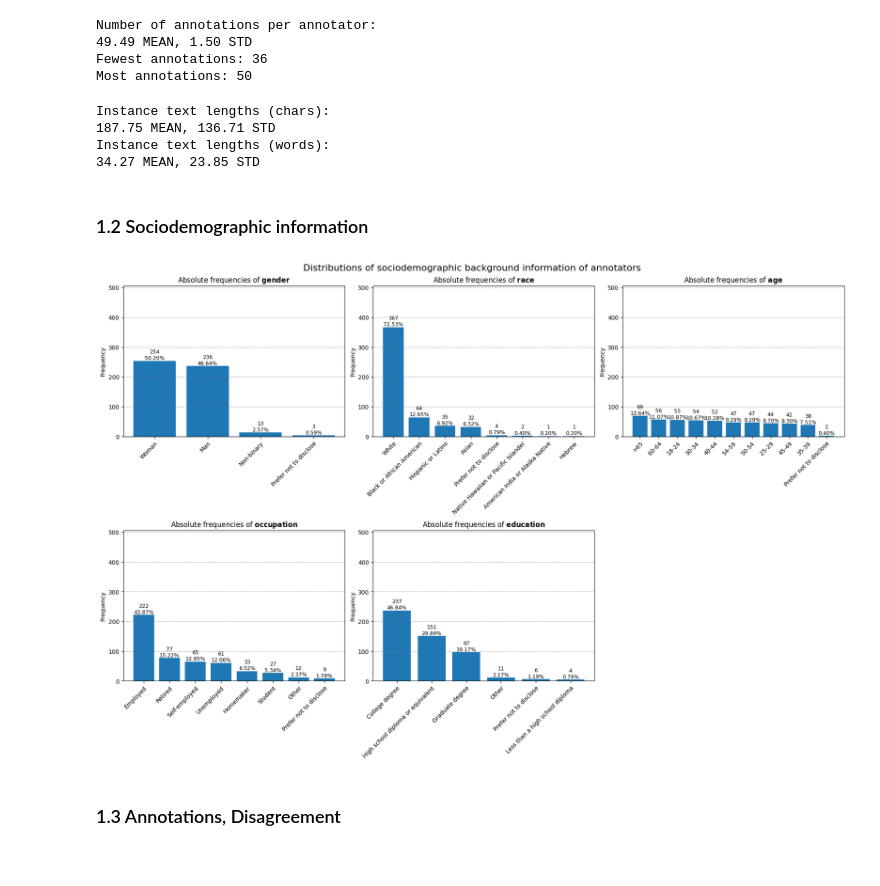
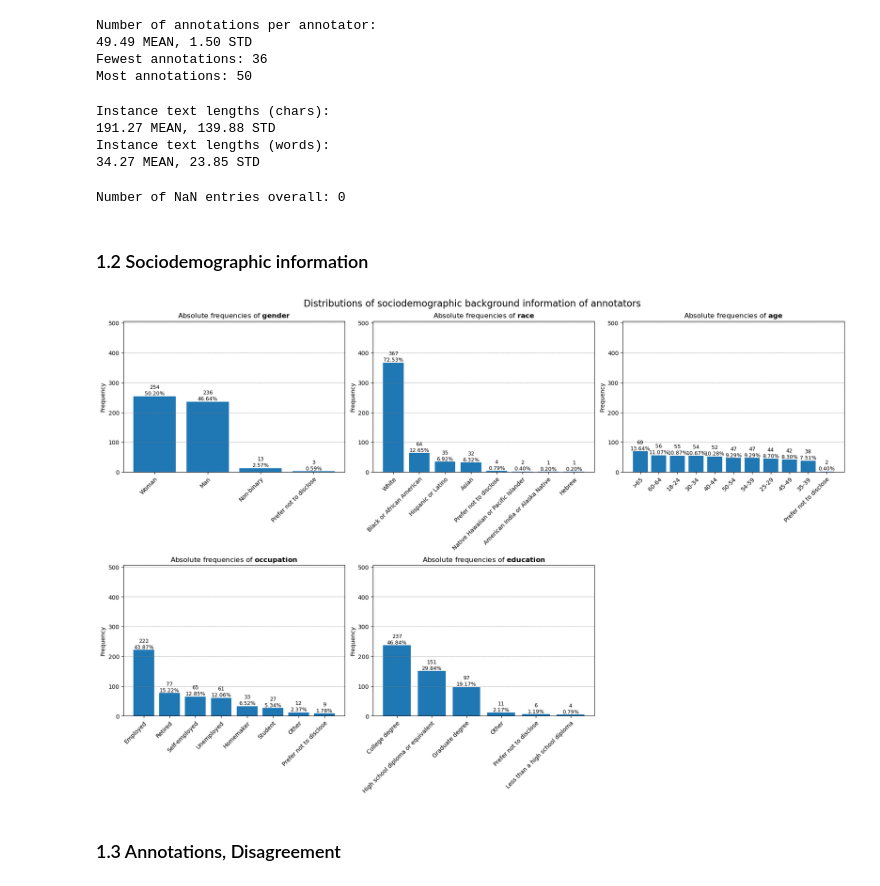
Before and after one commit to mnpluh/nagengast25-ma-thesis, a Jupyter notebook: src/data_analysis/popquorn/popquorn_politeness_analysis.ipynb, the cells around one changed output. Saved outputs shown, nothing was run; the diff lists cells and outputs as text; code cells hidden in the pictures.

```diff
--- a/src/data_analysis/popquorn/popquorn_politeness_analysis.ipynb
+++ b/src/data_analysis/popquorn/popquorn_politeness_analysis.ipynb
@@ -35,8 +43,8 @@ tasks
 # %%
 path_to_data = f'{path_to_dirs}/politeness_rating/{file_name}'
 
-df_politeness = pd.read_csv(path_to_data)
-df_politeness
+df = pd.read_csv(path_to_data)
+df
 # %% [output]
 |  | instance_id | user_id | text | politeness | gender | race | age | occupation | education |
 | 0 | 3104 | 0 | Can you anticipate what's next in... | 1.0 | Woman | White | 25-29 | Employed | College degree |
@@ -56,9 +64,9 @@ df_politeness
 # %%
 # Number of instances, number of annotators
 
-num_inst = df_politeness['instance_id'].nunique()
-num_annotr = df_politeness['user_id'].nunique()
-annotn_options = sorted(df_politeness['politeness'].unique())
+num_inst = df['instance_id'].nunique()
+num_annotr = df['user_id'].nunique()
+annotn_options = sorted(df['politeness'].unique())
 
 print(f'Number of instances: {num_inst}')
 print(f'Number of annotators: {num_annotr}')
@@ -94,7 +102,7 @@ Most annotations: 50
 # %%
 # Instance text lengths
 
-inst_texts = df_politeness['text'].unique()
+inst_texts = df['text'].unique()
 inst_text_lengths_char = [len(text) for text in inst_texts]
 inst_text_lengths = [len(text.split()) for text in inst_texts]
 
@@ -102,58 +110,65 @@ print(f'Instance text lengths (chars):\n{np.mean(inst_text_lengths_char):.2f} ME
 print(f'Instance text lengths (words):\n{np.mean(inst_text_lengths):.2f} MEAN, {np.std(inst_text_lengths):.2f} STD')
 # %% [output]
 Instance text lengths (chars):
-187.75 MEAN, 136.71 STD
+191.27 MEAN, 139.88 STD
 Instance text lengths (words):
 34.27 MEAN, 23.85 STD
+# %%
+# NaN entries
+
+num_nan = df.isna().sum().sum()
+print(f'Number of NaN entries overall: {num_nan}')
+# %% [output]
+Number of NaN entries overall: 0
 # %% [markdown]
 ### 1.2 Sociodemographic information
 # %%
-df_politeness_users = df_politeness.drop_duplicates('user_id') # count every annotator once only
+df_users = df.drop_duplicates('user_id') # count every annotator once only
 
 # track the frequencies of each sociodemographic attribute's values
-meta_dict = {attr: None for attr in df_politeness_users.columns[4:]}
+meta_dict = {attr: None for attr in df_users.columns[4:]}
 
 fig, axes = plt.subplots(2, 3, figsize=(18,12), constrained_layout=True)
 fig.suptitle("Distributions of sociodemographic background information of annotators", fontsize=16)
 axes = axes.flatten()
 axes[5].axis('off') # remove unused sixth subplot
 
-for i, column in enumerate(df_politeness_users.columns[4:]):
+for i, column in enumerate(df_users.columns[4:]):
 
-    abs_freqs = df_politeness_users[column].value_counts()
-    rel_freqs = df_politeness_users[column].value_counts(normalize=True)
+    abs_freqs = df_users[column].value_counts()
+    rel_freqs = df_users[column].value_counts(normalize=True)
 
     bars = axes[i].bar(abs_freqs.index, abs_freqs.values)
     axes[i].set_title(rf'Absolute frequencies of $\bf{{{column}}}$')
     axes[i].set_ylabel('Frequency')
     axes[i].set_ylim(0, num_annotr)
 
     meta_dict[column] = dict(map(lambda i,j : (i,j) , rel_freqs.index, rel_freqs.values))
 
     for label in axes[i].get_xticklabels():
         label.set_rotation(45)
         label.set_ha('right')
         label.set_rotation_mode('anchor')
 
     # label the bars with the absolute and relative frequency values
     for bar, abs_freq, rel_freq in zip(bars, abs_freqs, rel_freqs):
         # save the frequencies for later
         height = bar.get_height()
         axes[i].text(
             bar.get_x() + bar.get_width() / 2,
             height,
             f'{abs_freq}\n{rel_freq*100:.2f}%',
             ha='center',
             va='bottom',
             fontsize=9)
 
     # add horizontal lines
     for y in axes[i].get_yticks():
         axes[i].axhline(y=y, color='gray', linestyle='--', linewidth=0.5)
 
 plt.show()
 # %% [output]
-[figure, old version]
+[figure, new version]
 # %% [markdown]
 ### 1.3 Annotations, Disagreement
 # %% [markdown]
```
Also changed, not shown: parts of 27 cells of this notebook, 4 other files.
